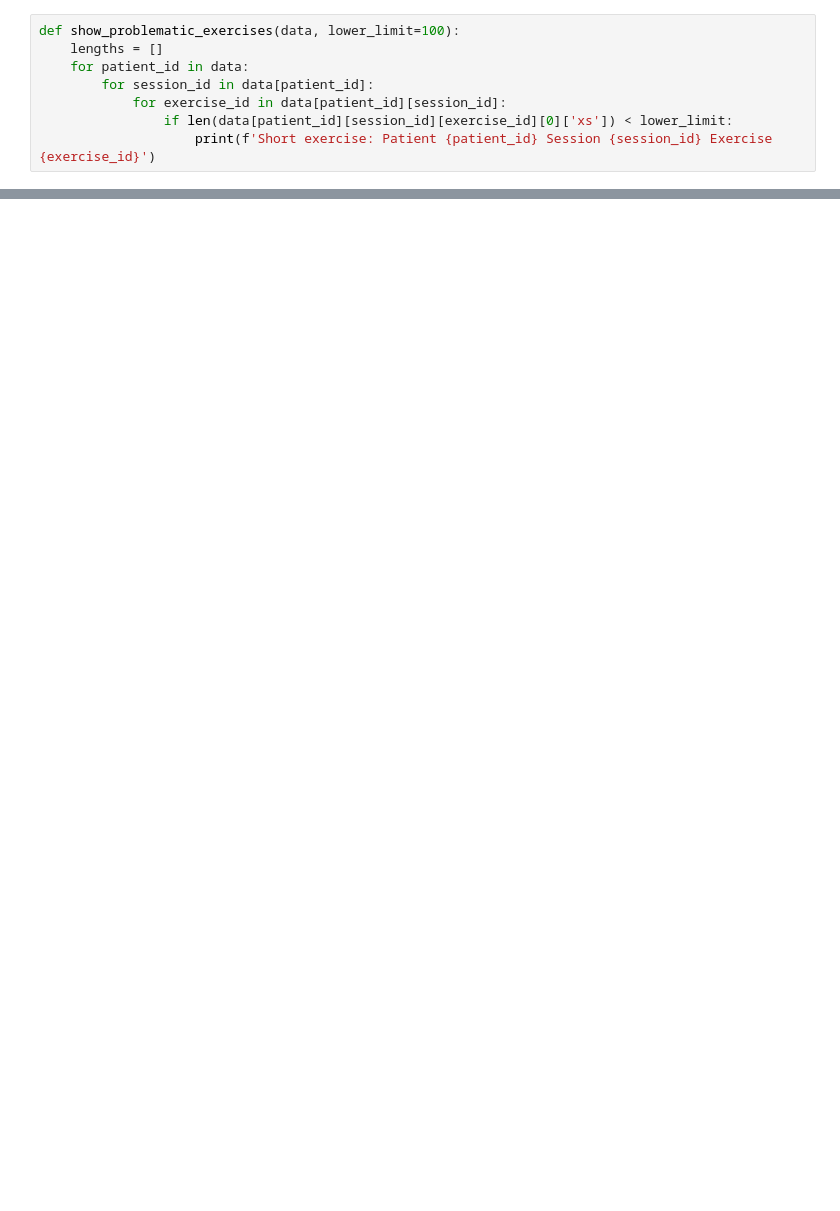
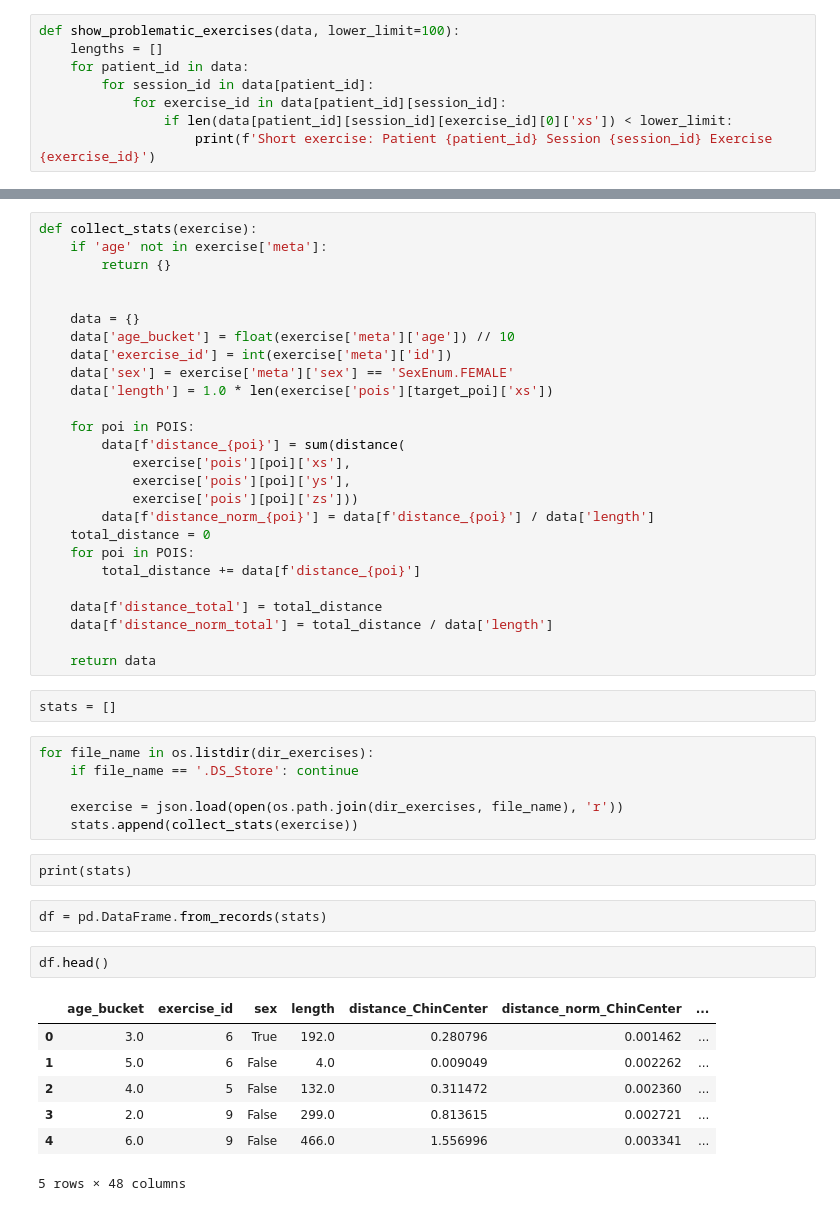
Before and after one commit to Arisiru/research-face-excercises-dynamics, a Jupyter notebook: src/Data_Set_ODA.ipynb, the cells around one changed output, grey strips where cells are left out. Saved outputs shown, nothing was run; the diff lists cells and outputs as text; blank space fills up the shorter version.

```diff
--- a/src/Data_Set_ODA.ipynb
+++ b/src/Data_Set_ODA.ipynb
@@ -165,0 +216,48 @@ Short exercise: Patient 104 Session 104 Exercise 5
+# %%
+def collect_stats(exercise):
+    if 'age' not in exercise['meta']:
+        return {}
+
+
+    data = {}
+    data['age_bucket'] = float(exercise['meta']['age']) // 10
+    data['exercise_id'] = int(exercise['meta']['id'])
+    data['sex'] = exercise['meta']['sex'] == 'SexEnum.FEMALE'
+    data['length'] = 1.0 * len(exercise['pois'][target_poi]['xs'])
+
+    for poi in POIS:
+        data[f'distance_{poi}'] = sum(distance(
+            exercise['pois'][poi]['xs'],
+            exercise['pois'][poi]['ys'],
+            exercise['pois'][poi]['zs']))
+        data[f'distance_norm_{poi}'] = data[f'distance_{poi}'] / data['length']
+    total_distance = 0
+    for poi in POIS:
+        total_distance += data[f'distance_{poi}']
+
+    data[f'distance_total'] = total_distance
+    data[f'distance_norm_total'] = total_distance / data['length']
+
+    return data
+# %%
+stats = []
+# %%
+for file_name in os.listdir(dir_exercises):
+    if file_name == '.DS_Store': continue
+
+    exercise = json.load(open(os.path.join(dir_exercises, file_name), 'r'))
+    stats.append(collect_stats(exercise))
+# %% [raw]
+print(stats)
+# %%
+df = pd.DataFrame.from_records(stats)
+# %%
+df.head()
+# %% [output]
+|  | age_bucket | exercise_id | sex | length | distance_ChinCenter | distance_norm_ChinCenter | ... |
+| 0 | 3.0 | 6 | True | 192.0 | 0.280796 | 0.001462 | ... |
+| 1 | 5.0 | 6 | False | 4.0 | 0.009049 | 0.002262 | ... |
+| 2 | 4.0 | 5 | False | 132.0 | 0.311472 | 0.002360 | ... |
+| 3 | 2.0 | 9 | False | 299.0 | 0.813615 | 0.002721 | ... |
+| 4 | 6.0 | 9 | False | 466.0 | 1.556996 | 0.003341 | ... |
+5 rows × 48 columns
```
Also changed, not shown: parts of 26 cells of this notebook, 7 other files.
